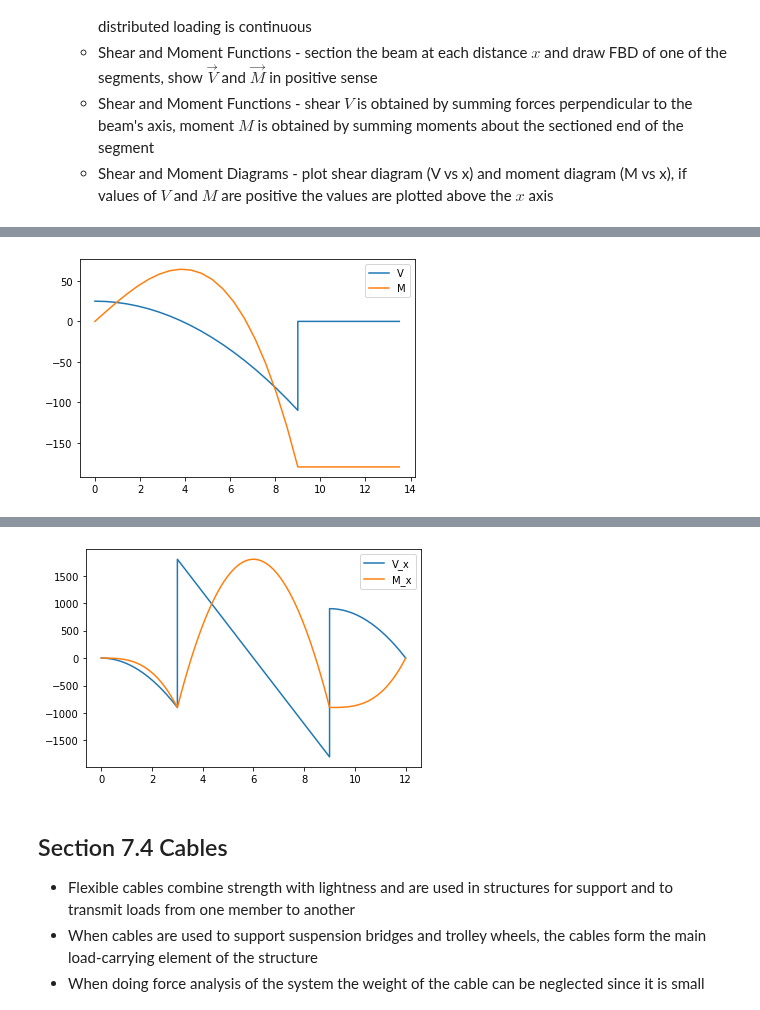
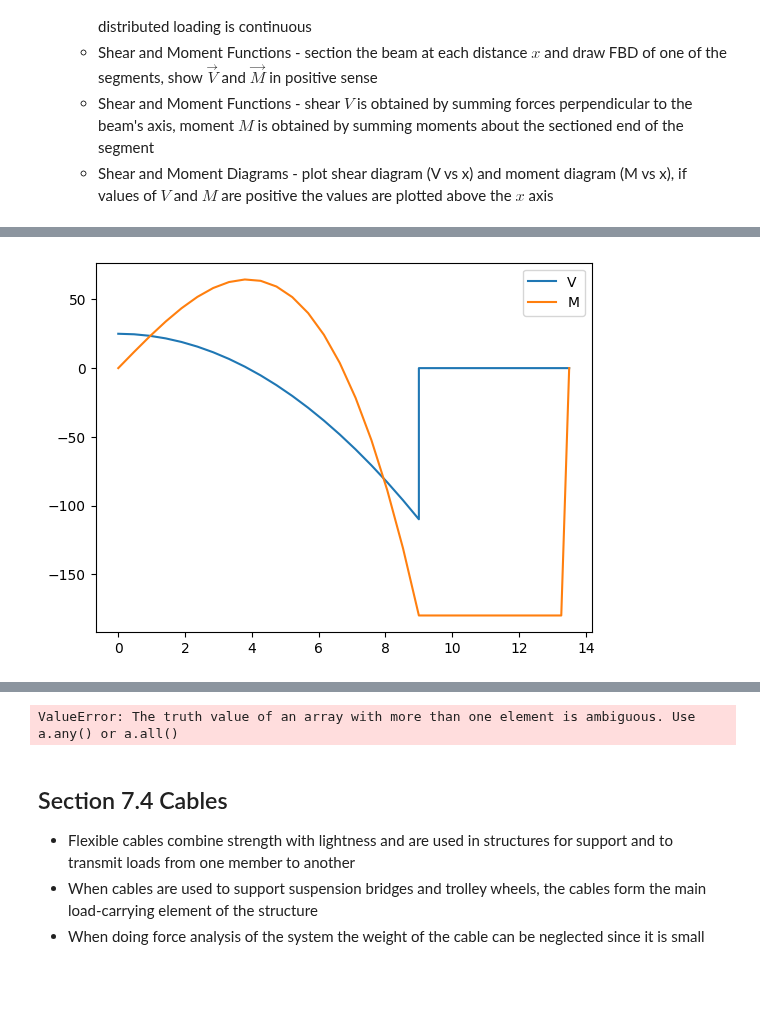
Before and after one commit to michaelhotchkiss/Statics, a Jupyter notebook: Chapter 7 - Internal Forces.ipynb, the cells around one changed output, grey strips where cells are left out. Saved outputs shown, nothing was run; the diff lists cells and outputs as text; code cells hidden in the pictures; blank space fills up the shorter version.

```diff
--- a/Chapter 7 - Internal Forces.ipynb
+++ b/Chapter 7 - Internal Forces.ipynb
@@ -61,36 +61,37 @@ x_position = integrate.quad(x_w, 0, 9)[0] / force_R
 
 
 # sum moment about A
 B_y = (M + force_R * x_position) / d_1
 # sum F_y at A
 A_y = -B_y + 1/2 * w * d_1
 # sum F_y on AB
 # V = A_y - 1/2 * w / d_1 * x**2
 # V = 0
 x = np.sqrt(25/(w * 0.5 / d_1))
 # sum moment about AB
 #M_1 = A_y * x - 1/2 * (w * x / d_1) * x * x/3
 #M_1= A_y * x - 1/2 * (w/d_1)/3 * x**3
 # sum F_y on BC
 # V = A_y - 1/2 * w * d_1 + B_y = 0, V = 0
 V_BC = 0
 #sum moment about BC
 M_BC = 25 * x + -1/2 * w * d_1 * (x-6) + B_y * (x-9)
 x_1 = np.linspace(0,d_1,20)
 y_V1 = A_y - 1/2 * w / d_1 * x_1**2
 y_M1 = A_y * x_1 - 1/2 * (w/d_1)/3 * x_1**3
 x_2 = np.linspace(d_1,d_1+d_2,20)
 y_V2 = 0 * x_2
-y_M2 = np.repeat(-180,20)
+y_M2 = np.repeat(-180,19)
+y_M3 = 0
 x_3 = np.hstack((x_1,x_2))
 v_3 = np.hstack((y_V1,y_V2))
-m_3 = np.hstack((y_M1,y_M2))
+m_3 = np.hstack((y_M1,y_M2,y_M3))
 plt.plot(x_3 ,v_3)
 plt.plot(x_3,m_3)
 plt.legend(['V','M'])
 plt.show()
 # %% [output]
-[figure, old version]
+[figure, new version]
 # %% [markdown]
 ## Section 7.3 Relations between Distributed Load, Shear, and Moment
 * Simpler method for creating these diagrams - based on differential relations that exist between the load, shear, and bending moment
@@ -112,6 +113,7 @@ Draw the shear and moment diagrams for the beam.
 # %%
 import numpy as np
 import matplotlib.pyplot as plt
+from scipy import integrate
 w = 600
 d_1 = 3
 d_2 = 6
@@ -160,10 +162,14 @@ V_x_BA = -force_R_CB + N_B - w * (x_2-3)
 M_x_BA = -force_R_CB * (x_2-2) + N_B * (x_2 - 3) - w/2 * (x_2 - 3)**2
 # sum of F_y on AD
 # V_x_AD = 1/2 * 600x/3 * x = 100x**2
-V_x_AD = -100 * (x_3-9)**2 + 900
+#V_x_AD = -100 * (x_3-9)**2 + 900
+test = lambda x: -(2400-600 * x)
+test2 = integrate.quad(test, 9, x_3)[0]
+
+V_x_AD = test2 - A_y
 # moment about AD
 # M_x_AD = -1/2 * 600x/3 * x * 1/3 * x = -100x**3/3
-M_x_DA = 100 * (x_3-9)**3 / 3 - 900
+M_x_DA = 100 * (12 - x_3)**3 / 3 - 900
 
 
 x_4 = np.hstack((x_1,x_2,x_3))
@@ -174,7 +180,7 @@ plt.plot(x_4,M_x)
 plt.legend(['V_x','M_x'])
 plt.show()
 # %% [output]
-[figure, removed]
+ValueError: The truth value of an array with more than one element is ambiguous. Use a.any() or a.all()
 # %% [markdown]
 ## Section 7.4 Cables
 * Flexible cables combine strength with lightness and are used in structures for support and to transmit loads from one member to another
```
Also changed, not shown: parts of 3 cells of this notebook, 1 other file.
